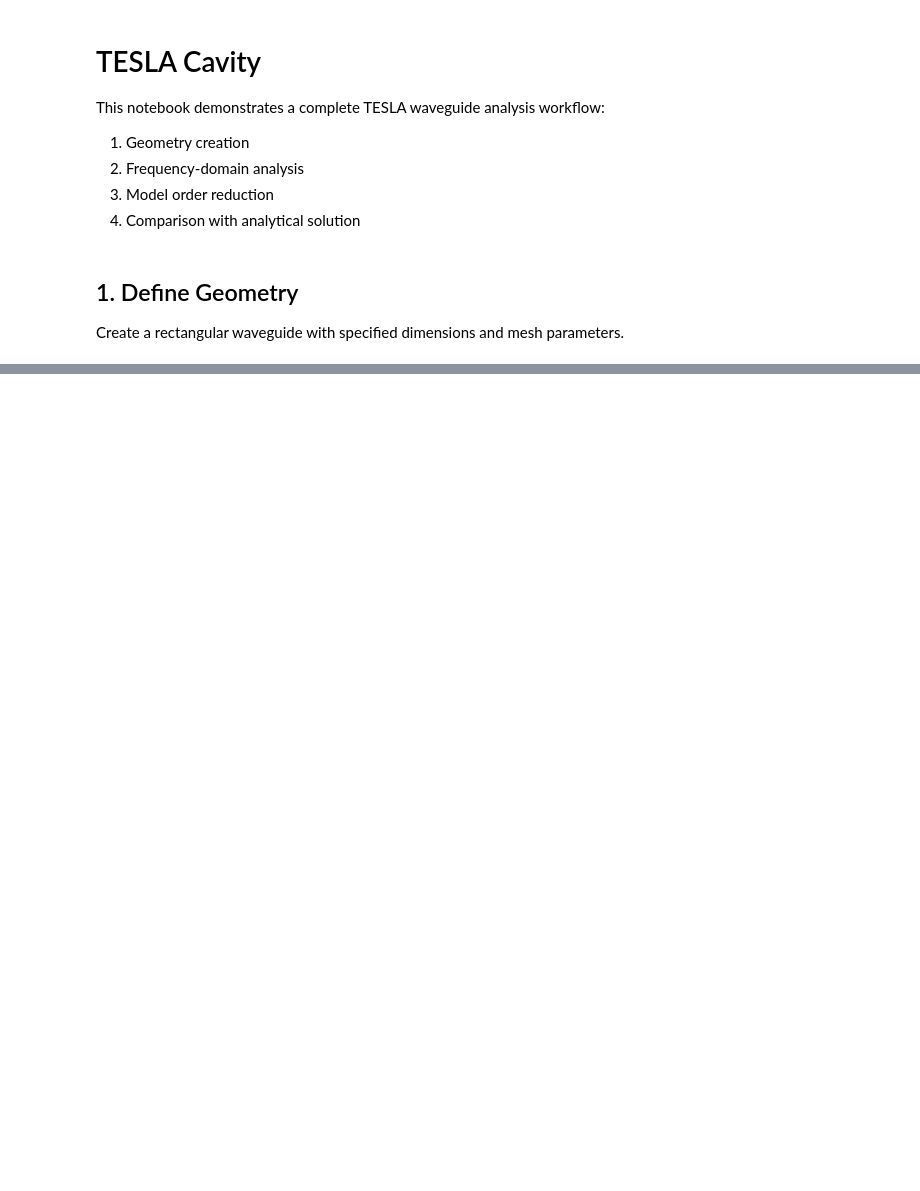
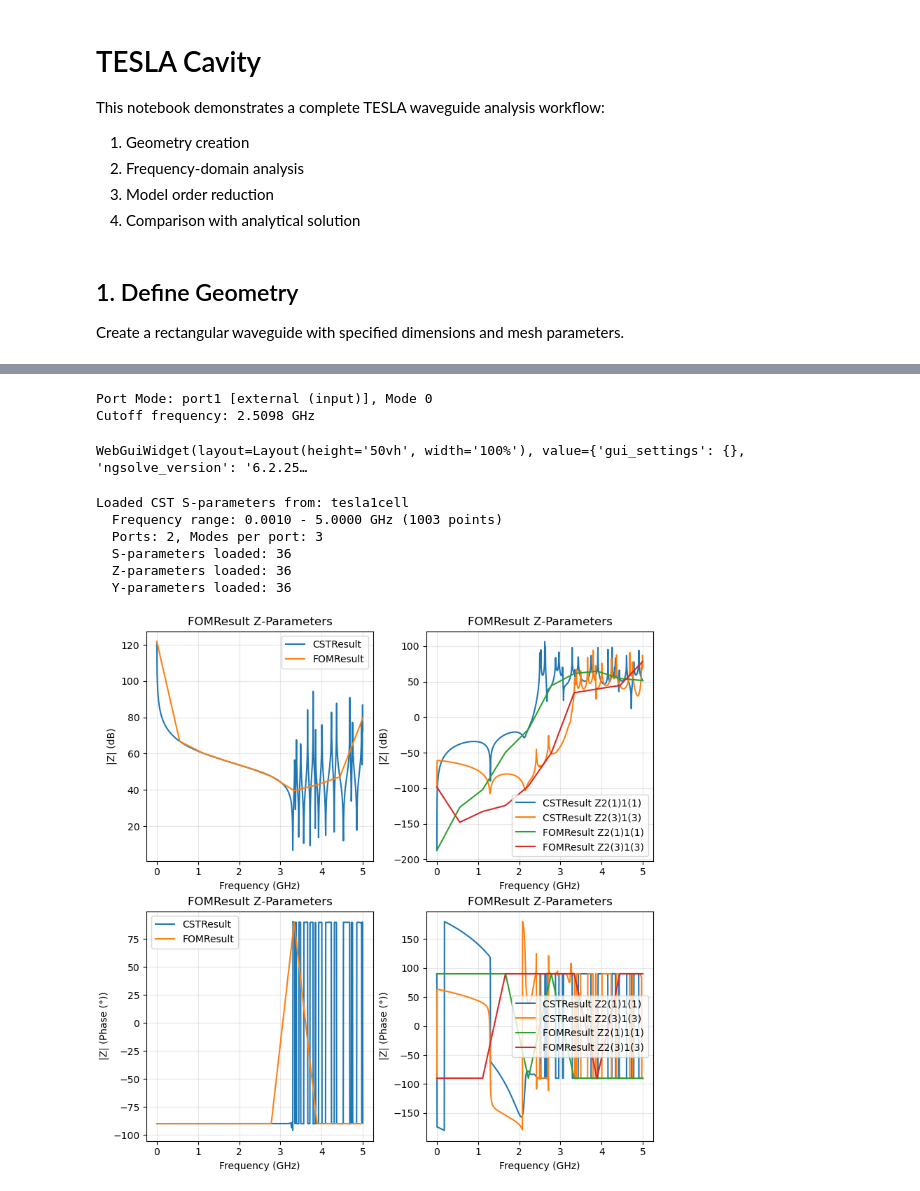
Before and after one commit to Dark-Elektron/cavsim3d, a Jupyter notebook: examples/tesla_step/tesla.ipynb, the cells around one changed output, grey strips where cells are left out. Drawn from its saved outputs; the diff is of its cells as text; code cells hidden in the pictures; blank space fills up the shorter version.

```diff
--- a/examples/tesla_step/tesla.ipynb
+++ b/examples/tesla_step/tesla.ipynb
@@ -23,7 +24,7 @@ Create a rectangular waveguide with specified dimensions and mesh parameters.
 # tesla = TESLACavity(r"tesla1cell.geo")
 # tesla.save_step(r"./tesla1cell.step")
 # %%
-project_name = 'tesla1cell'
+project_name = 'tesla1cell_direct'
 base_dir = r"C:\Users\Soske\Documents\git_projects\cavsim3d_simulations"
 proj = EMProject(name=project_name, base_dir=base_dir)
 # %% [output]
@@ -77,18 +113,30 @@ fom_result = proj.fds.solve(config=fom_config)
 # %%
 proj.fds.plot_port_mode('port1', mode=0, component='abs')
+# %% [output]
+Port Mode: port1 [external (input)], Mode 0
+Cutoff frequency: 2.5098 GHz
+WebGuiWidget(layout=Layout(height='50vh', width='100%'), value={'gui_settings': {}, 'ngsolve_version': '6.2.25…
 # %%
 from analytical.cst_result import CSTResult
 
 cstresult = CSTResult(r'C:\Users\Soske\Documents\CST\tesla1cell')
 # plot comparison
-which = [['1(1)1(1)'], ['2(1)1(1)']]
+which = [['1(3)1(3)'], ['2(1)1(1)', '2(3)1(3)']]
 fig, axs = plt.subplot_mosaic([[1, 2], [3, 4]], figsize=(8, 8), layout='constrained')
 for idx, wh in enumerate(which):
     # plot magnitude
-    cstresult.plot_s(wh, ax=axs[idx+1])
-    proj.fds.fom.plot_s(wh, ax=axs[idx+1])
+    cstresult.plot_z(wh, ax=axs[idx+1])
+    proj.fds.fom.plot_z(wh, ax=axs[idx+1])
     # plot phase
-    cstresult.plot_s(wh, plot_type='phase', ax=axs[idx+3])
-    proj.fds.fom.plot_s(wh, plot_type='phase', ax=axs[idx+3])
+    cstresult.plot_z(wh, plot_type='phase', ax=axs[idx+3])
+    proj.fds.fom.plot_z(wh, plot_type='phase', ax=axs[idx+3])
+# %% [output]
+Loaded CST S-parameters from: tesla1cell
+  Frequency range: 0.0010 - 5.0000 GHz (1003 points)
+  Ports: 2, Modes per port: 3
+  S-parameters loaded: 36
+  Z-parameters loaded: 36
+  Y-parameters loaded: 36
+[figure, added]
 # %%
 # Reduce model order
```
Also changed, not shown: parts of 15 cells of this notebook, 46 other files.
